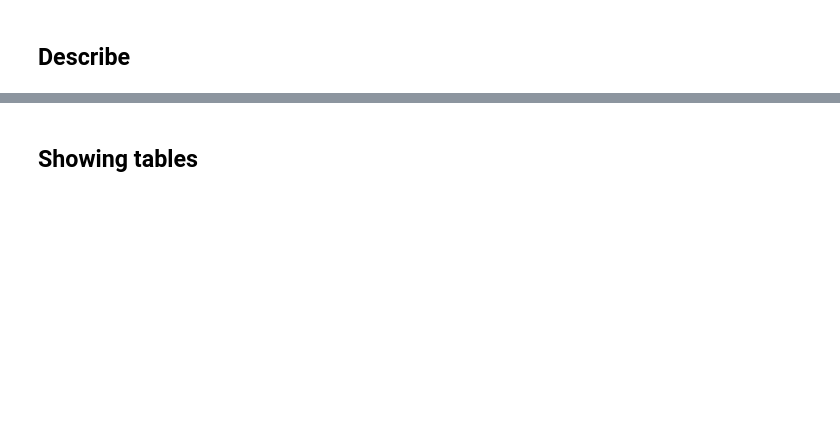
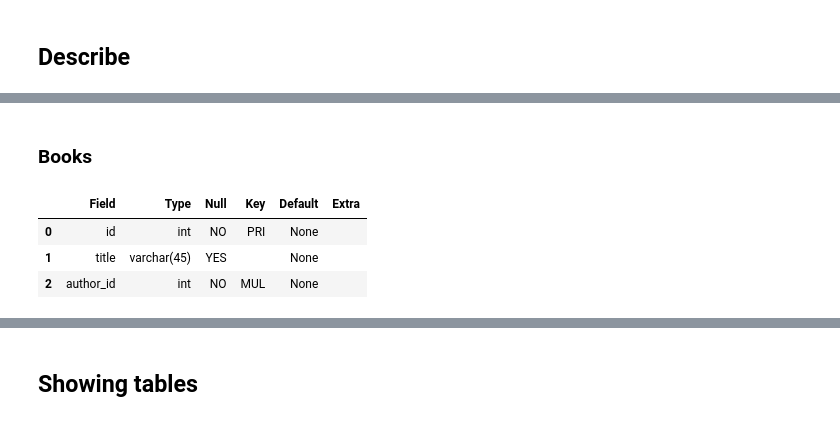
Before and after one commit to brittanymlassiter/Books_Core, a Jupyter notebook: Books(Core).ipynb, the cells around one changed output, grey strips where cells are left out. Saved outputs shown, nothing was run; the diff lists cells and outputs as text; code cells hidden in the pictures; blank space fills up the shorter version.

```diff
--- a/Books(Core).ipynb
+++ b/Books(Core).ipynb
@@ -191,3 +250,10 @@ authors.head(2)
+# %% [markdown]
+### Books
 # %%
-q= '''SELECT * FROM books'''
+q = '''DESCRIBE books'''
 pd.read_sql(q, engine)
+# %% [output]
+|  | Field | Type | Null | Key | Default | Extra |
+| 0 | id | int | NO | PRI | None |  |
+| 1 | title | varchar(45) | YES |  | None |  |
+| 2 | author_id | int | NO | MUL | None |  |
```
Also changed, not shown: parts of 40 cells of this notebook, 1 other file.
